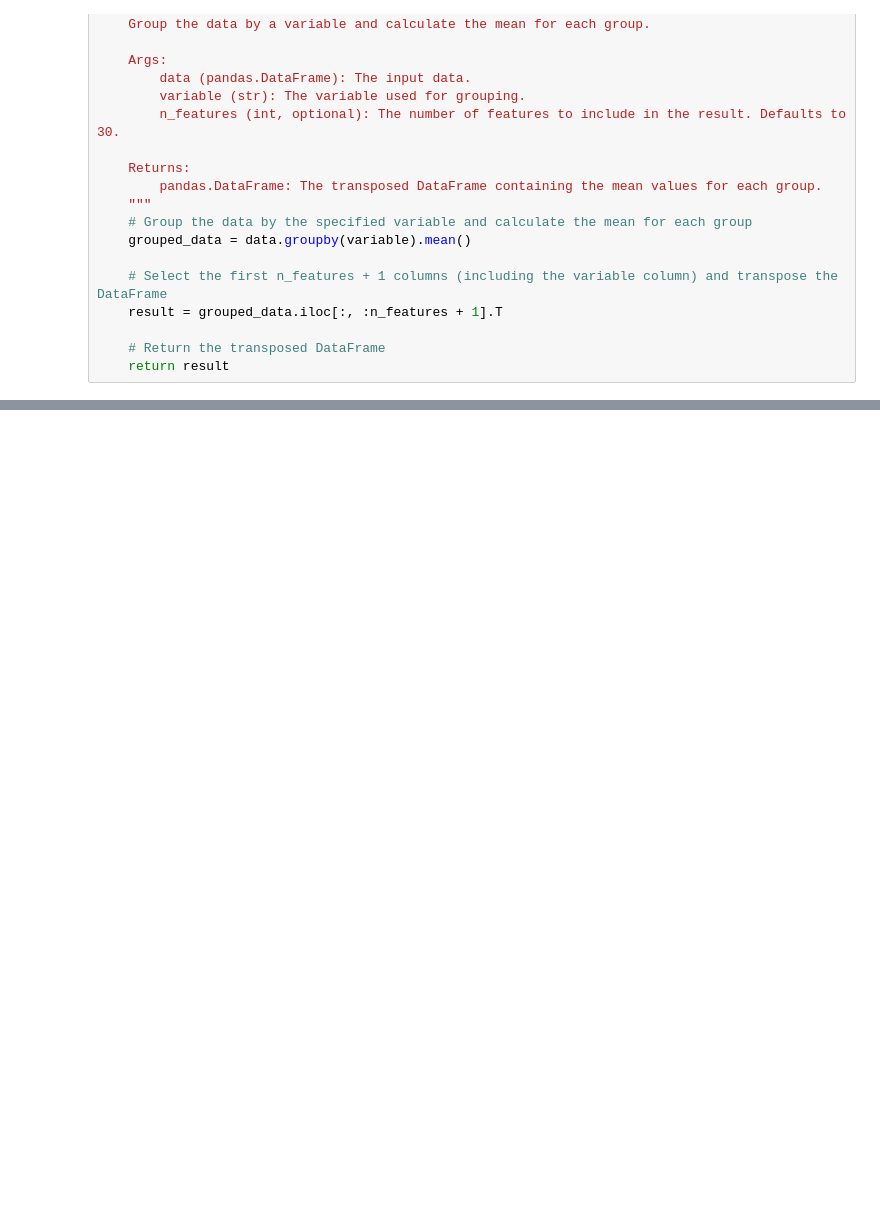
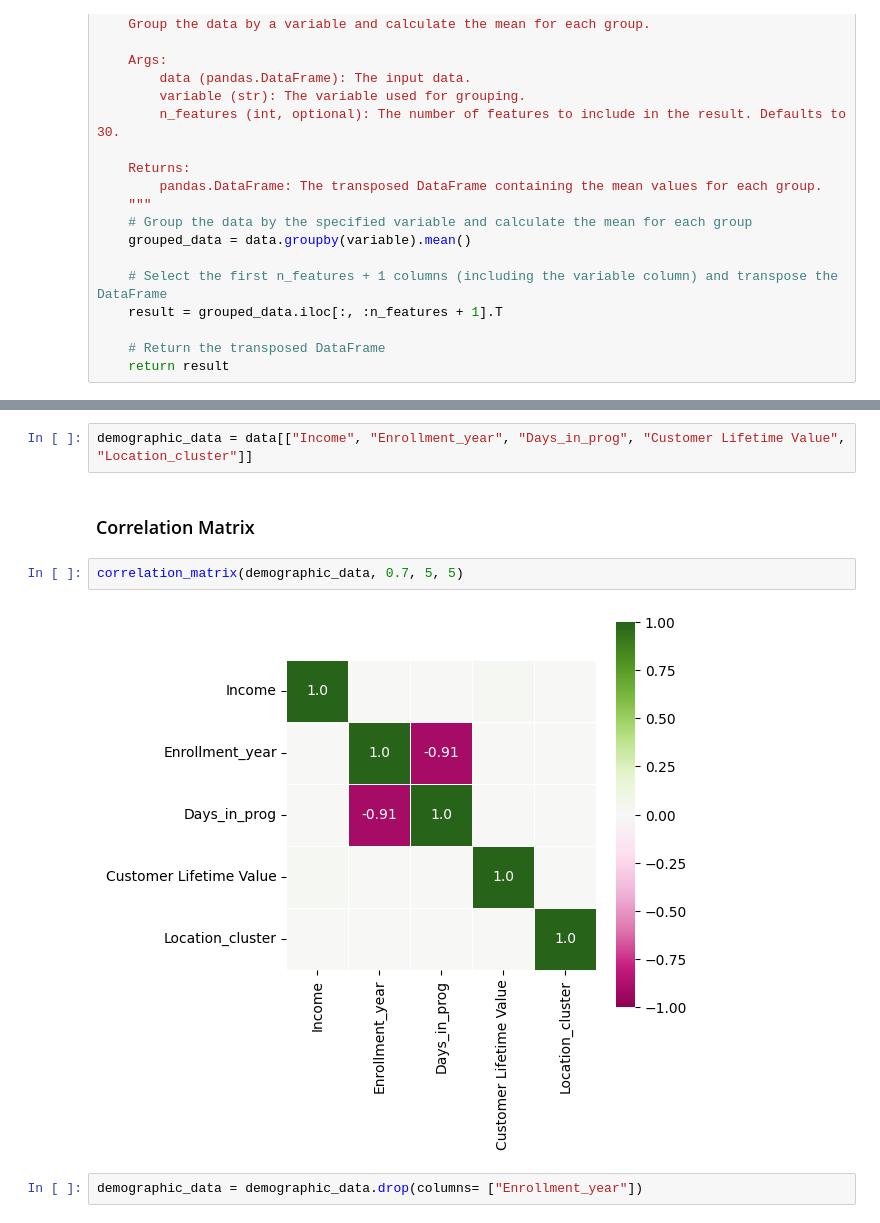
Before and after one commit to andrerangelferreira/DataMiningProject_AIAI_Group51, a Jupyter notebook: notebooks/Maria__Group51_Clustering_Code.ipynb, the cells around one changed output, grey strips where cells are left out. Saved outputs shown, nothing was run; the diff lists cells and outputs as text; blank space fills up the shorter version.

```diff
--- a/notebooks/Maria__Group51_Clustering_Code.ipynb
+++ b/notebooks/Maria__Group51_Clustering_Code.ipynb
@@ -297,0 +330,10 @@ people_rb_scl = pd.DataFrame(
+# %%
+demographic_data = data[["Income", "Enrollment_year", "Days_in_prog", "Customer Lifetime Value", "Location_cluster"]]
+# %% [markdown]
+### Correlation Matrix
+# %%
+correlation_matrix(demographic_data, 0.7, 5, 5)
+# %% [output]
+[figure, added]
+# %%
+demographic_data = demographic_data.drop(columns= ["Enrollment_year"])
```
Also changed, not shown: parts of 78 cells of this notebook, 4 other files.
